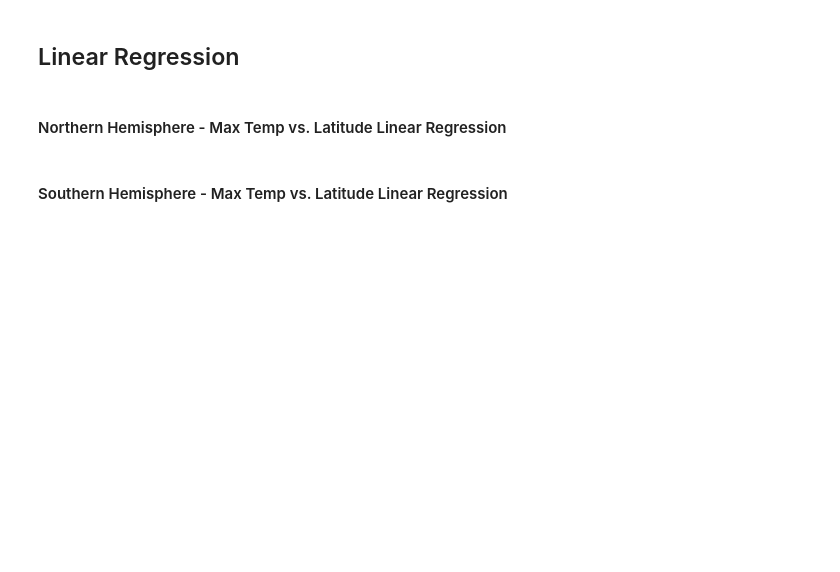
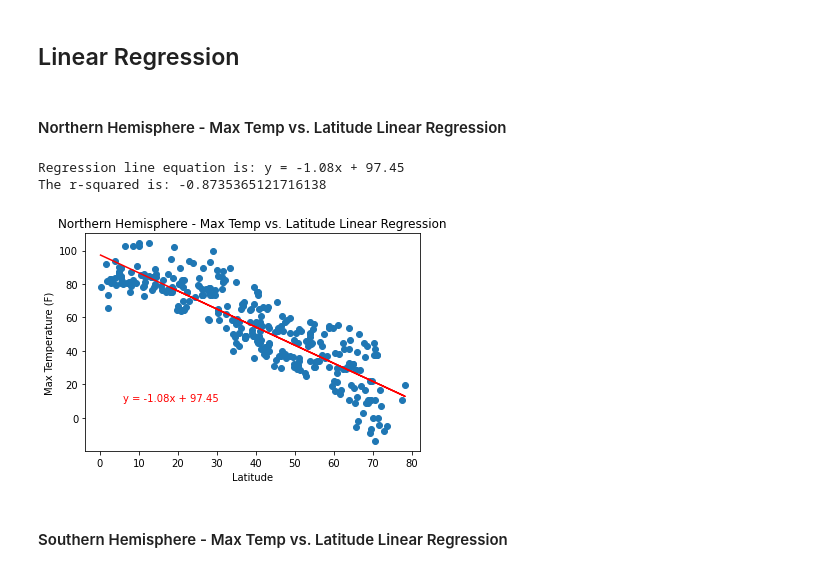
Before and after one commit to mattinglyjen/python-api-challenge, a Jupyter notebook: weatherpy/WeatherPy.ipynb, the cells around one changed output. Saved outputs shown, nothing was run; the diff lists cells and outputs as text; code cells hidden in the pictures; blank space fills up the shorter version.

Commit message:
added scatter and linear pngs and updated notebook

```diff
--- a/weatherpy/WeatherPy.ipynb
+++ b/weatherpy/WeatherPy.ipynb
@@ -190,6 +181,28 @@ plt.show()
 # %% [markdown]
 ## Linear Regression
+# %%
+upper_df = city_df.loc[pd.to_numeric(city_df["latitude"]).astype(float) > 0, :]
+lower_df = city_df.loc[pd.to_numeric(city_df["latitude"]).astype(float) < 0, :]
 # %% [markdown]
 ####  Northern Hemisphere - Max Temp vs. Latitude Linear Regression
+# %%
+x_values = pd.to_numeric(upper_df['latitude']).astype(float)
+y_values = pd.to_numeric(upper_df['max_temp']).astype(float)
+(slope, intercept, rvalue, pvalue, stderr) = linregress(x_values, y_values)
+regress_values = x_values * slope + intercept
+line_eq = "y = " + str(round(slope,2)) + "x + " + str(round(intercept,2))
+print(f"Regression line equation is: {line_eq}")
+plt.scatter(x_values,y_values)
+plt.plot(x_values,regress_values,"r-")
+plt.annotate(line_eq,(6,10), color="red")
+plt.xlabel('Latitude')
+plt.ylabel('Max Temperature (F)')
+plt.title('Northern Hemisphere - Max Temp vs. Latitude Linear Regression')
+print(f"The r-squared is: {rvalue}")
+plt.show()
+# %% [output]
+Regression line equation is: y = -1.08x + 97.45
+The r-squared is: -0.8735365121716138
+[figure, added]
 # %% [markdown]
 ####  Southern Hemisphere - Max Temp vs. Latitude Linear Regression
```
Also changed, not shown: parts of 14 cells of this notebook, 16 other files.
